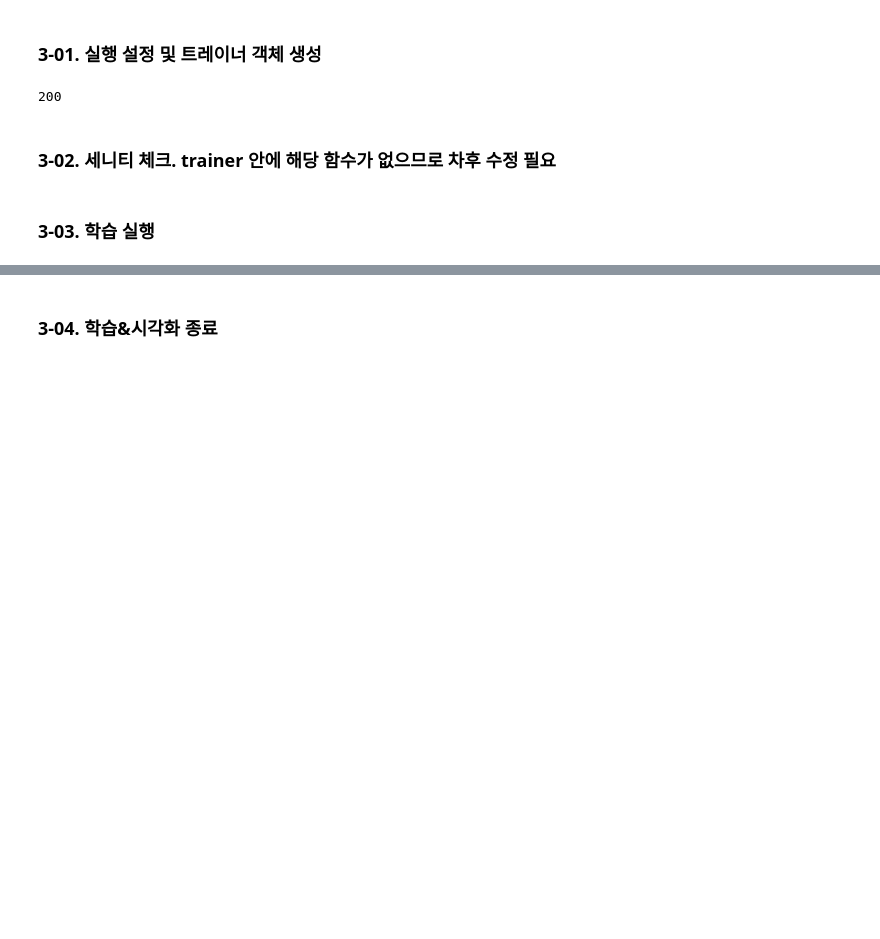
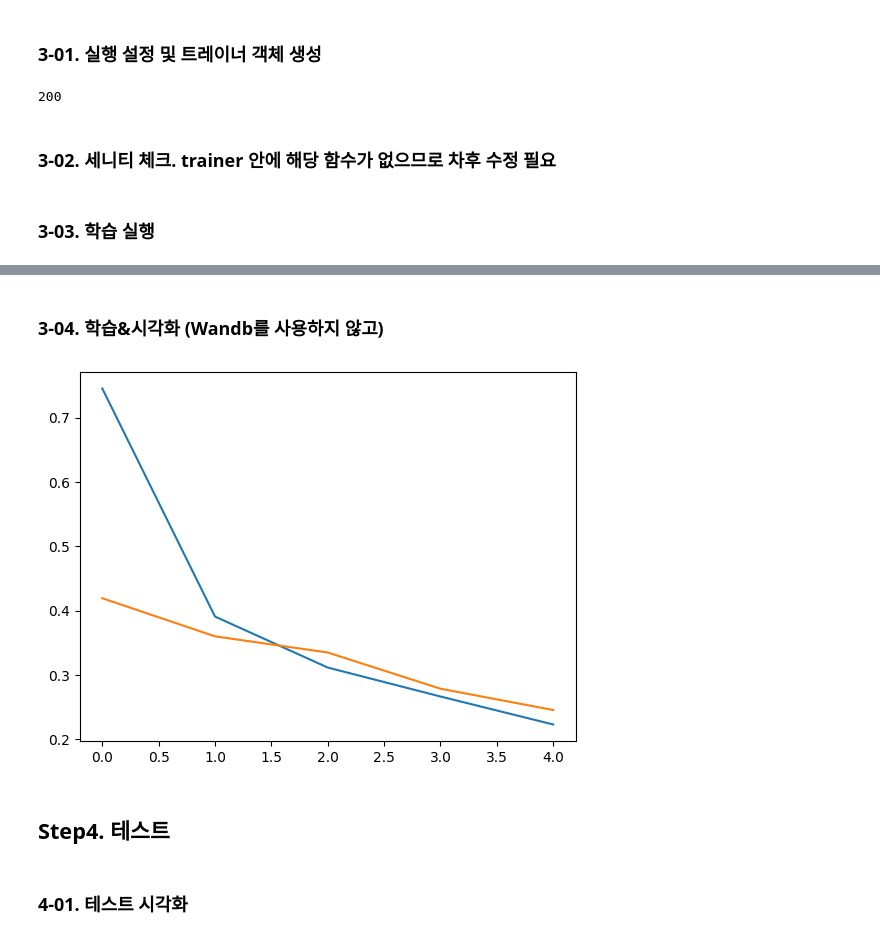
Before and after one commit to Stray-Weights/Dlthon_01_Motocycle_Night_Ride, a Jupyter notebook: hang-ah/시스템통합vr3_by_박항아.ipynb, the cells around one changed output, grey strips where cells are left out. Drawn from its saved outputs; the diff is of its cells as text; code cells hidden in the pictures; blank space fills up the shorter version.

```diff
--- a/hang-ah/시스템통합vr3_by_박항아.ipynb
+++ b/hang-ah/시스템통합vr3_by_박항아.ipynb
@@ -926,0 +977,2 @@ Epoch [1/5] - Loss: 0.7454 | Val Loss: 0.4191
+# %%
+trainer.train(num_epochs=25)
@@ -927,2 +984,2 @@ Epoch [1/5] - Loss: 0.7454 | Val Loss: 0.4191
 # %% [markdown]
-### 3-04. 학습&시각화 종료
+### 3-04. 학습&시각화 (Wandb를 사용하지 않고)
@@ -930,0 +986,10 @@ wandb.finish()
+# %%
+plt.plot(trainer.history['train_loss'], label='Train Loss')
+plt.plot(trainer.history['val_loss'], label='Val Loss')
+plt.show()
+# %% [output]
+[figure, added]
+# %% [markdown]
+## Step4. 테스트
+# %% [markdown]
+### 4-01. 테스트 시각화
```
Also changed, not shown: parts of 13 cells of this notebook.
